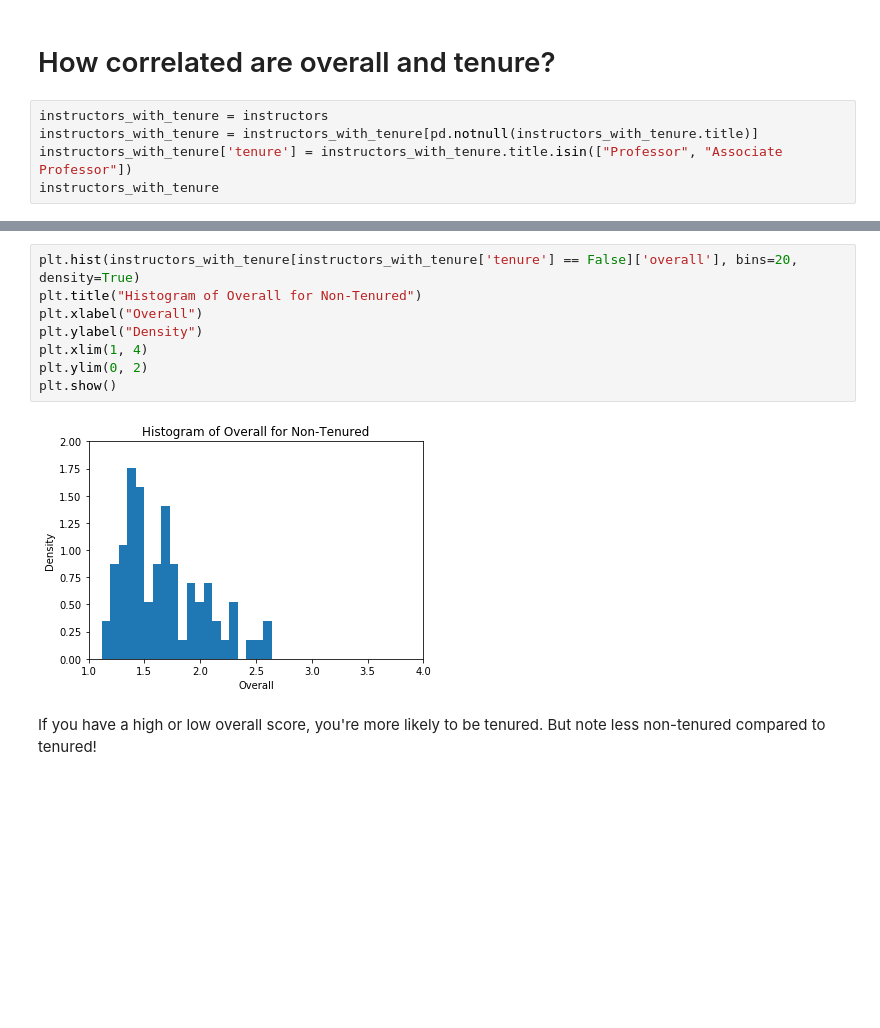
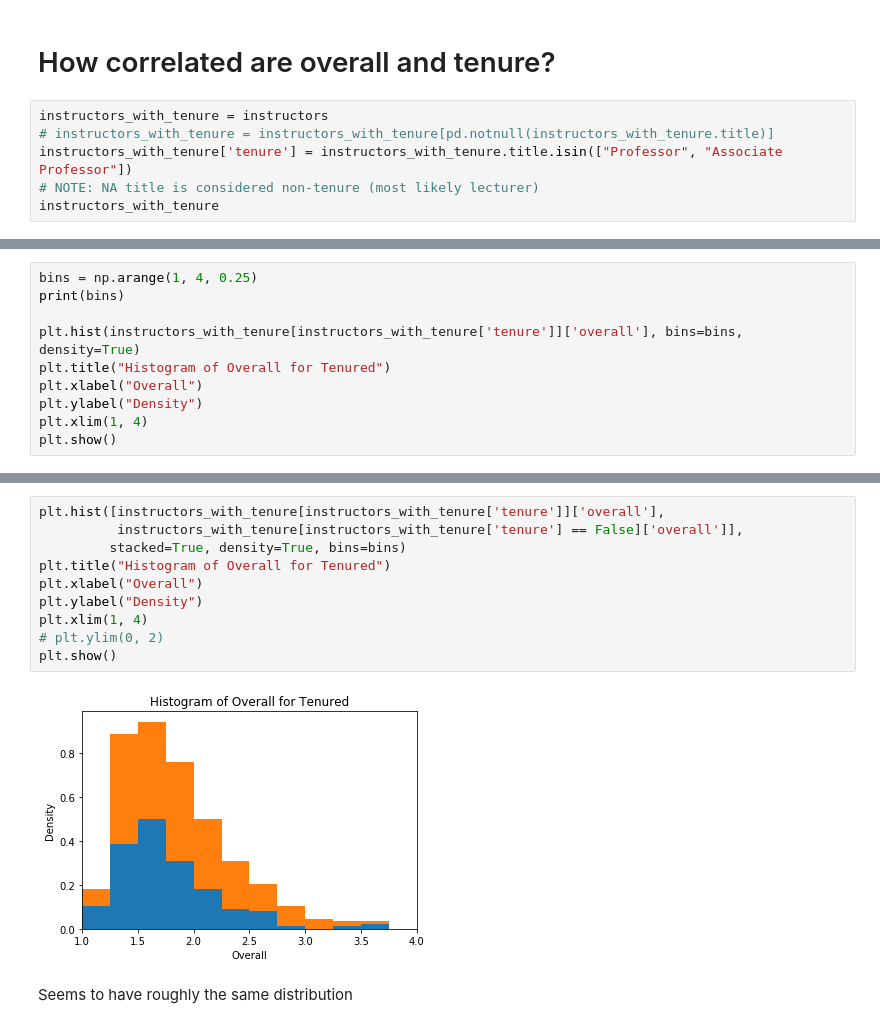
Before and after one commit to Akababa/course_eval, a Jupyter notebook: Cluster.ipynb, the cells around one changed output, grey strips where cells are left out. Saved outputs shown, nothing was run; the diff lists cells and outputs as text; blank space fills up the shorter version.

```diff
--- a/Cluster.ipynb
+++ b/Cluster.ipynb
@@ -330,7 +394,8 @@ Note same stuff: CS 444 disorganized (Lhotak) but less emphasis on lectures, Dja
 # How correlated are overall and tenure?
 # %%
 instructors_with_tenure = instructors
-instructors_with_tenure = instructors_with_tenure[pd.notnull(instructors_with_tenure.title)]
+# instructors_with_tenure = instructors_with_tenure[pd.notnull(instructors_with_tenure.title)]
 instructors_with_tenure['tenure'] = instructors_with_tenure.title.isin(["Professor", "Associate Professor"])
+# NOTE: NA title is considered non-tenure (most likely lecturer)
 instructors_with_tenure
 # %% [output]
@@ -355,0 +422,10 @@ See the caveats in the documentation: http://pandas.pydata.org/pandas-docs/stabl
+# %%
+bins = np.arange(1, 4, 0.25)
+print(bins)
+
+plt.hist(instructors_with_tenure[instructors_with_tenure['tenure']]['overall'], bins=bins, density=True)
+plt.title("Histogram of Overall for Tenured")
+plt.xlabel("Overall")
+plt.ylabel("Density")
+plt.xlim(1, 4)
+plt.show()
@@ -366,12 +445,14 @@ plt.show()
 # %%
-plt.hist(instructors_with_tenure[instructors_with_tenure['tenure'] == False]['overall'], bins=20, density=True)
-plt.title("Histogram of Overall for Non-Tenured")
+plt.hist([instructors_with_tenure[instructors_with_tenure['tenure']]['overall'],
+          instructors_with_tenure[instructors_with_tenure['tenure'] == False]['overall']],
+         stacked=True, density=True, bins=bins)
+plt.title("Histogram of Overall for Tenured")
 plt.xlabel("Overall")
 plt.ylabel("Density")
 plt.xlim(1, 4)
-plt.ylim(0, 2)
+# plt.ylim(0, 2)
 plt.show()
 # %% [output]
-[figure, old version]
+[figure, new version]
-# %% [markdown]
-If you have a high or low overall score, you're more likely to be tenured. But note less non-tenured compared to tenured!
+# %% [markdown]
+Seems to have roughly the same distribution
```
Also changed, not shown: parts of 10 cells of this notebook.
